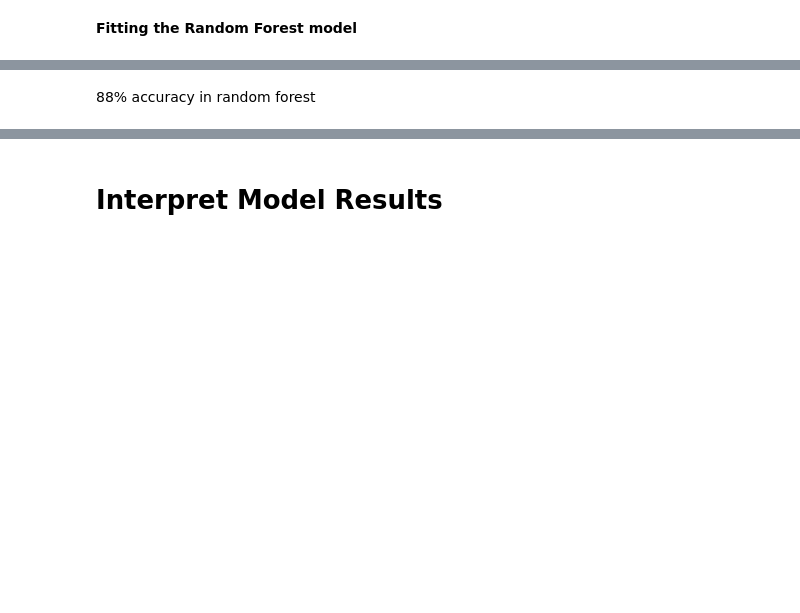
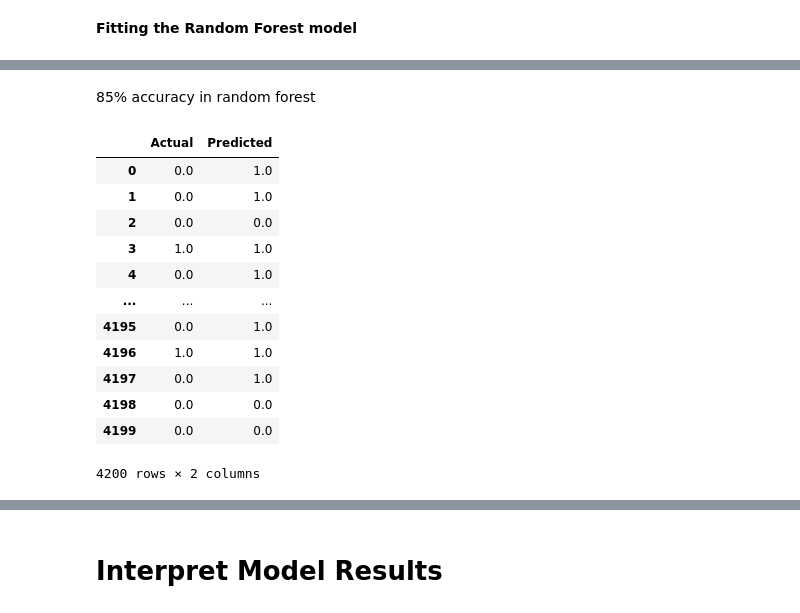
Before and after one commit to karanpk02/Task5, a Jupyter notebook: Assignment_3.ipynb, the cells around one changed output, grey strips where cells are left out. Saved outputs shown, nothing was run; the diff lists cells and outputs as text; code cells hidden in the pictures; blank space fills up the shorter version.

```diff
--- a/Assignment_3.ipynb
+++ b/Assignment_3.ipynb
@@ -965,5 +980,22 @@ RocCurveDisplay.from_estimator(rf,X_train_scaled,y_train)
 # %% [markdown]
-88% accuracy in random forest
+85% accuracy in random forest
+# %%
+df1 = pd.DataFrame({'Actual': y_test, 'Predicted': y_pred})
+df1
+# %% [output]
+|  | Actual | Predicted |
+| 0 | 0.0 | 1.0 |
+| 1 | 0.0 | 1.0 |
+| 2 | 0.0 | 0.0 |
+| 3 | 1.0 | 1.0 |
+| 4 | 0.0 | 1.0 |
+| ... | ... | ... |
+| 4195 | 0.0 | 1.0 |
+| 4196 | 1.0 | 1.0 |
+| 4197 | 0.0 | 1.0 |
+| 4198 | 0.0 | 0.0 |
+| 4199 | 0.0 | 0.0 |
+4200 rows × 2 columns
 # %%
 from sklearn.metrics import plot_roc_curve, roc_curve, roc_auc_score, confusion_matrix, f1_score
 #logistic_regression.score(X_test,y_test) # accuracy
```
Also changed, not shown: parts of 30 cells of this notebook.
